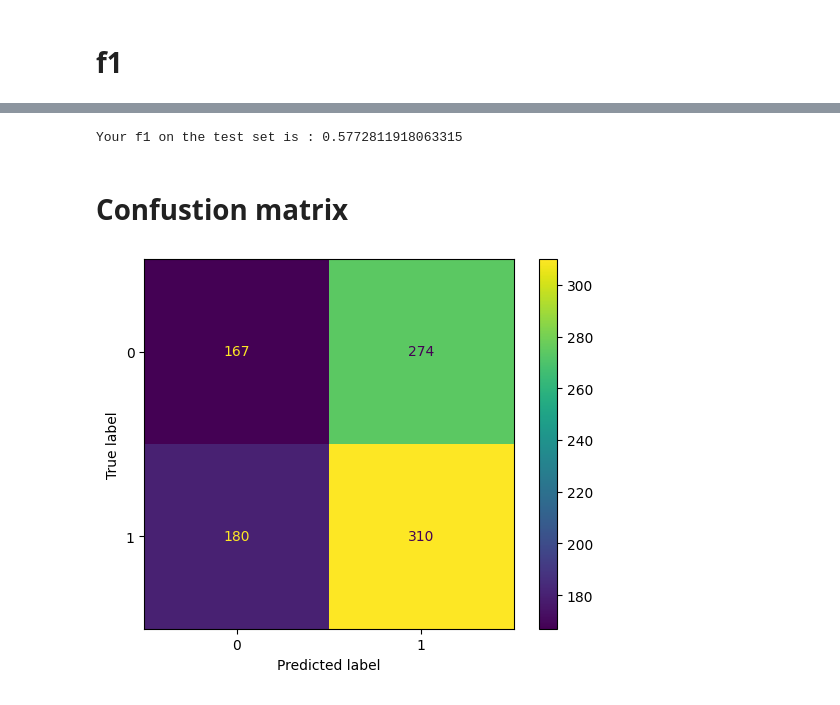
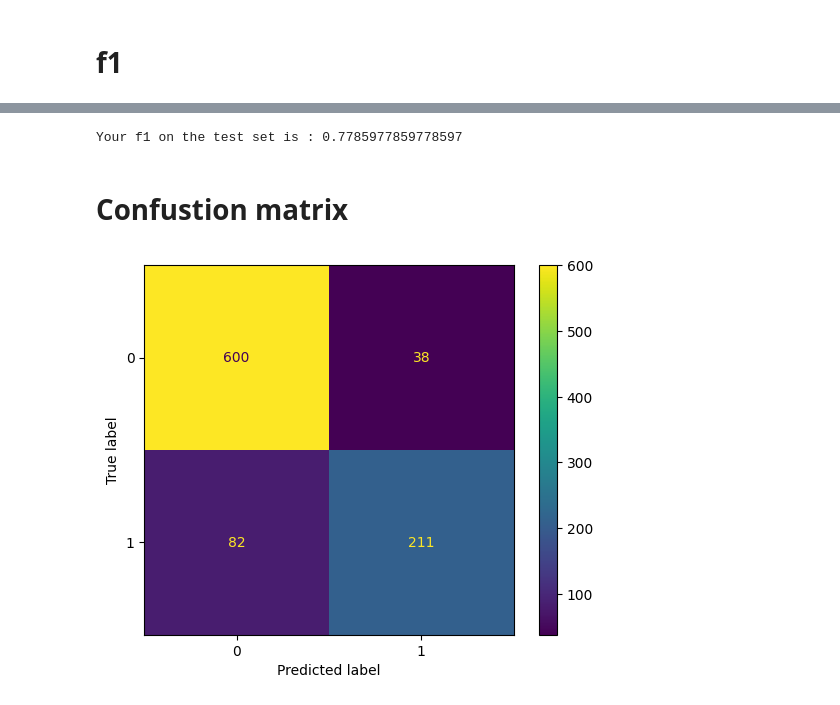
Before and after one commit to AndroZa0812/NayaProject4, a Jupyter notebook: generate_results.ipynb, the cells around one changed output, grey strips where cells are left out. Cells and saved outputs as stored; diff of their text form; code cells hidden in the pictures.

Commit message:
updated the pipeline, smote is not used on test, bad practice

```diff
--- a/generate_results.ipynb
+++ b/generate_results.ipynb
@@ -17,7 +17,8 @@ def csv_drive_path_generatoer(url:str):
 # %% [markdown]
 # Y Actual
 # %%
-path = csv_drive_path_generatoer('https://drive.google.com/file/d/1Rn4P-7QgSZ9ymH6aSvvrn_me4LORrWDi/view?usp=sharing')
+path = csv_drive_path_generatoer('https://drive.google.com/file/d/1BKZ6FILf4hyVVul1ffC1XqvYd0llxaiM/view?usp=drive_link')
 y_test_actual = pd.read_csv(path,index_col=[0] )
+y_test_actual['id'] = y_test_actual.index
 y_test_actual.head()
 # %% [output]
@@ -84,19 +101,19 @@ y_test_actual.predicted_labele= y_test_actual.predicted_labele.astype(int)
 # %%
-f_1 = f1_score(y_test_actual.lable, y_test_actual.predicted_labele)
+f_1 = f1_score(y_test_actual.LeaveOrNot, y_test_actual.predicted_labele)
 
 print(f"Your f1 on the test set is : {f_1}")
 # %% [output]
-Your f1 on the test set is : 0.5772811918063315
+Your f1 on the test set is : 0.7785977859778597
 # %% [markdown]
 # Confustion matrix
 # %%
 import matplotlib.pyplot as plt
 from sklearn.metrics import confusion_matrix, ConfusionMatrixDisplay
 
-cm = confusion_matrix(y_test_actual.lable, y_test_actual.predicted_labele, labels=[0,1])
+cm = confusion_matrix(y_test_actual.LeaveOrNot, y_test_actual.predicted_labele, labels=[0,1])
 disp = ConfusionMatrixDisplay(confusion_matrix=cm,
                               display_labels=[0,1])
 disp.plot()
 plt.show()
 # %% [output]
-[figure, old version]
+[figure, new version]
```
Also changed, not shown: parts of 2 cells of this notebook, 4 other files.
